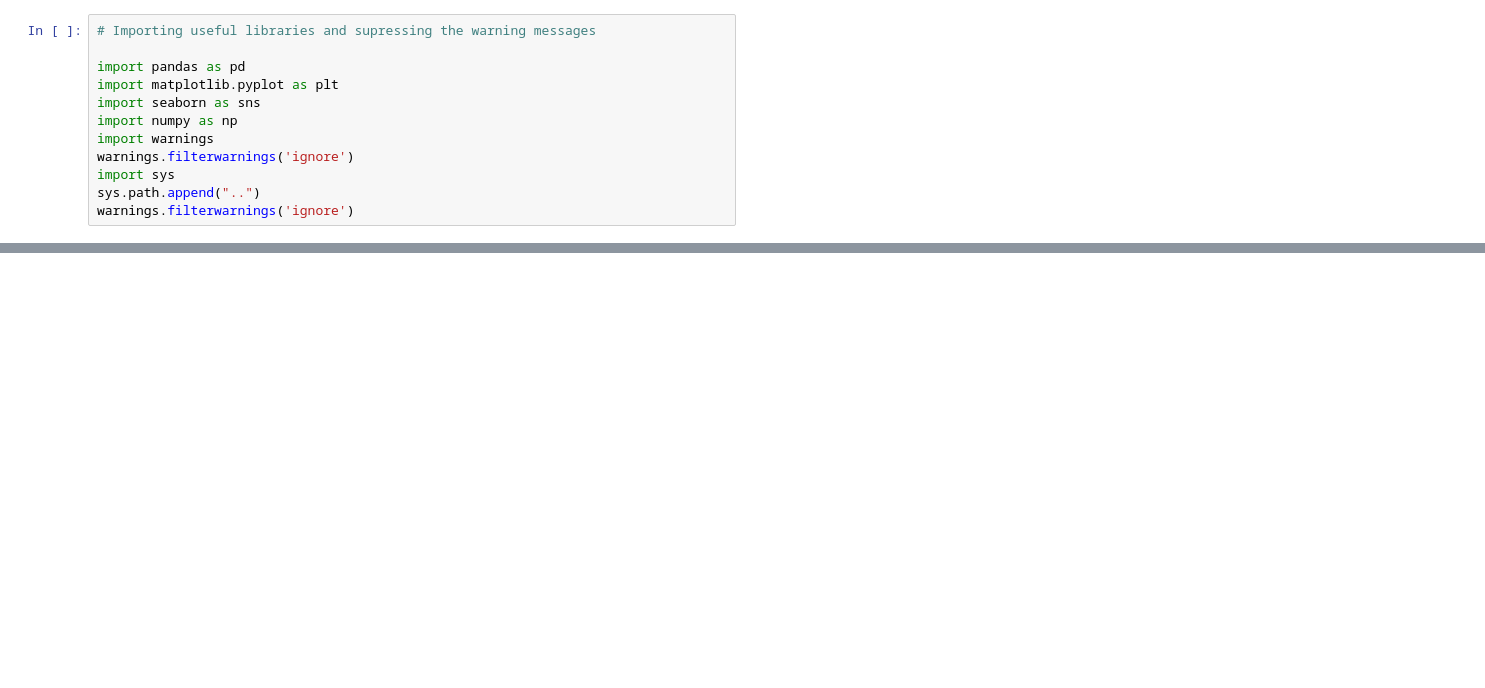
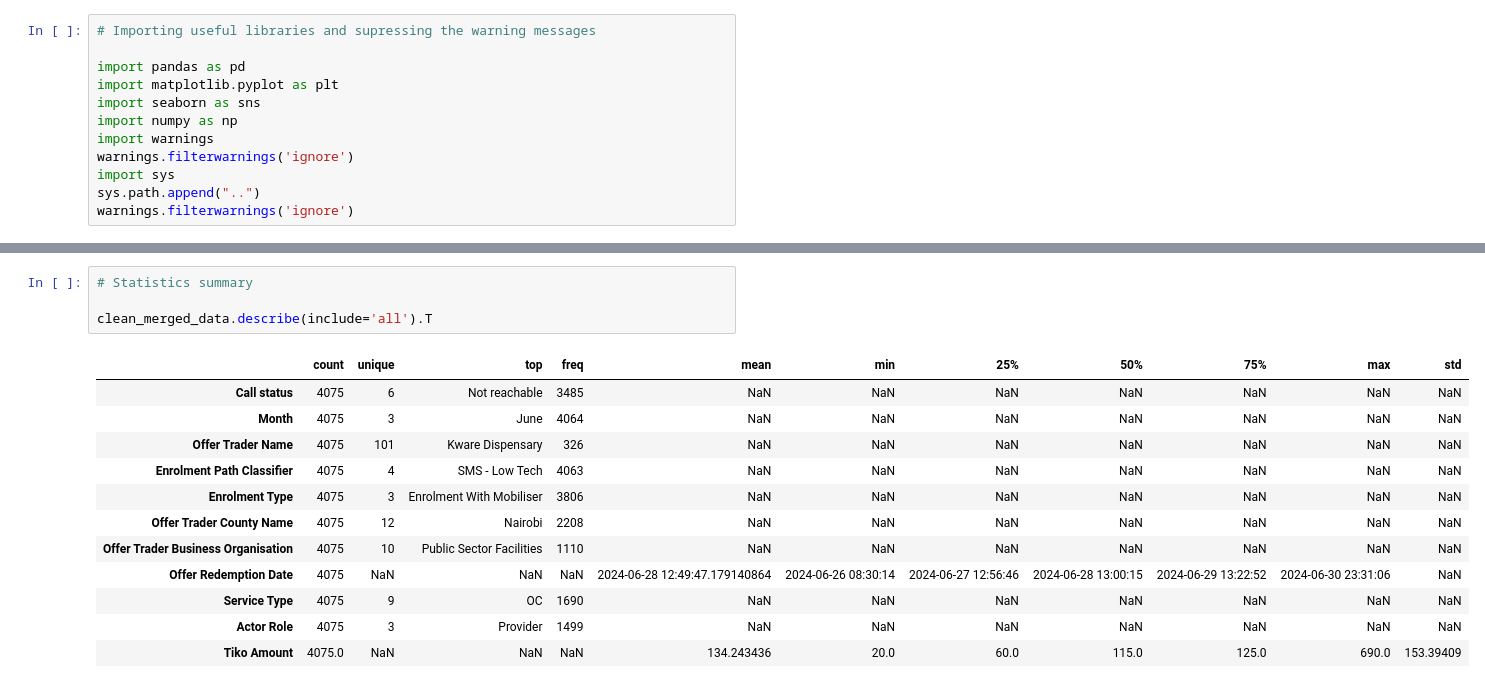
Before and after one commit to Tilda98/Risk_Analyst_Practical, a Jupyter notebook: notebooks/data_visualization.ipynb, the cells around one changed output, grey strips where cells are left out. Drawn from its saved outputs; the diff is of its cells as text; blank space fills up the shorter version.

```diff
--- a/notebooks/data_visualization.ipynb
+++ b/notebooks/data_visualization.ipynb
@@ -177,0 +68,17 @@ axes[2][1].tick_params(labelrotation=90);
+# %%
+# Statistics summary
+
+clean_merged_data.describe(include='all').T
+# %% [output]
+|  | count | unique | top | freq | mean | min | 25% | 50% | 75% | max | std |
+| Call status | 4075 | 6 | Not reachable | 3485 | NaN | NaN | NaN | NaN | NaN | NaN | NaN |
+| Month | 4075 | 3 | June | 4064 | NaN | NaN | NaN | NaN | NaN | NaN | NaN |
+| Offer Trader Name | 4075 | 101 | Kware Dispensary | 326 | NaN | NaN | NaN | NaN | NaN | NaN | NaN |
+| Enrolment Path Classifier | 4075 | 4 | SMS - Low Tech | 4063 | NaN | NaN | NaN | NaN | NaN | NaN | NaN |
+| Enrolment Type | 4075 | 3 | Enrolment With Mobiliser | 3806 | NaN | NaN | NaN | NaN | NaN | NaN | NaN |
+| Offer Trader County Name | 4075 | 12 | Nairobi | 2208 | NaN | NaN | NaN | NaN | NaN | NaN | NaN |
+| Offer Trader Business Organisation | 4075 | 10 | Public Sector Facilities | 1110 | NaN | NaN | NaN | NaN | NaN | NaN | NaN |
+| Offer Redemption Date | 4075 | NaN | NaN | NaN | 2024-06-28 12:49:47.179140864 | 2024-06-26 08:30:14 | 2024-06-27 12:56:46 | 2024-06-28 13:00:15 | 2024-06-29 13:22:52 | 2024-06-30 23:31:06 | NaN |
+| Service Type | 4075 | 9 | OC | 1690 | NaN | NaN | NaN | NaN | NaN | NaN | NaN |
+| Actor Role | 4075 | 3 | Provider | 1499 | NaN | NaN | NaN | NaN | NaN | NaN | NaN |
+| Tiko Amount | 4075.0 | NaN | NaN | NaN | 134.243436 | 20.0 | 60.0 | 115.0 | 125.0 | 690.0 | 153.39409 |
```
Also changed, not shown: parts of 34 cells of this notebook, 2 other files.
